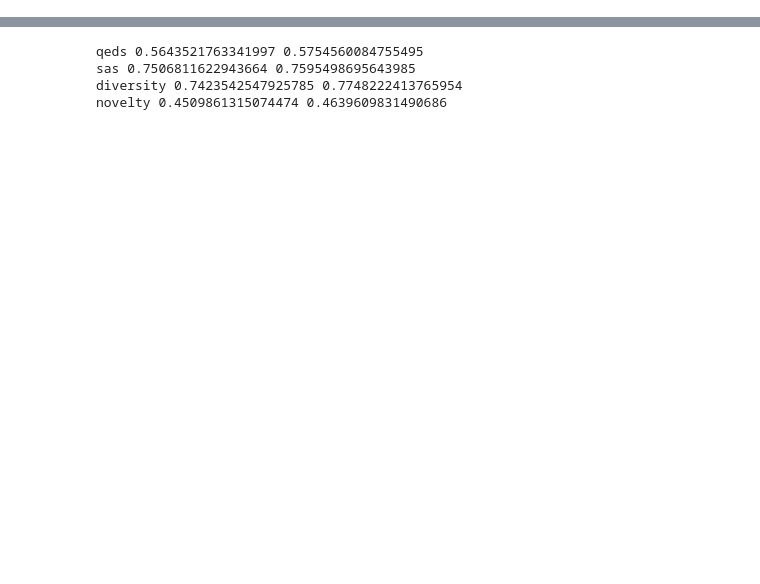
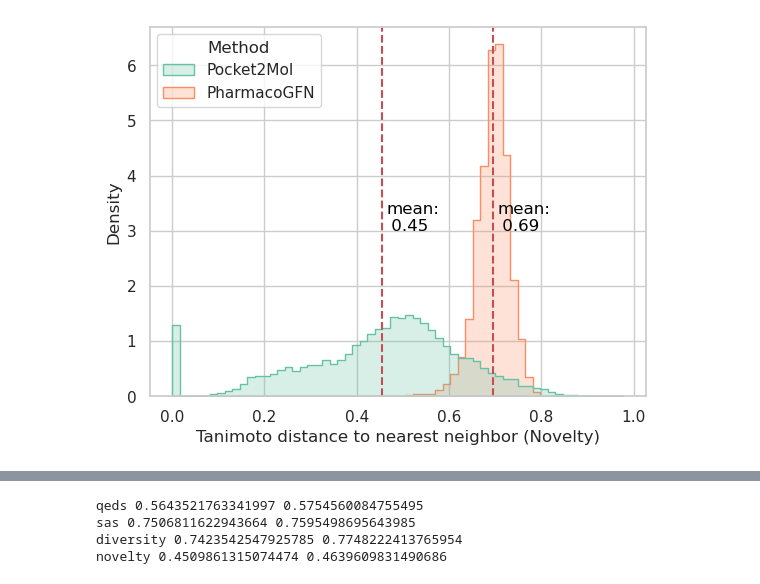
Before and after one commit to tsa87/TacoGFN-SBDD, a Jupyter notebook: examples/14_umap_and_distance_figure.ipynb, the cells around one changed output, grey strips where cells are left out. Drawn from its saved outputs; the diff is of its cells as text; code cells hidden in the pictures; blank space fills up the shorter version.

```diff
--- a/examples/14_umap_and_distance_figure.ipynb
+++ b/examples/14_umap_and_distance_figure.ipynb
@@ -15,7 +24,7 @@ generated_results = torch.load('misc/benchmarking/pocket2mol_res.pt')
 # %%
-evaluated_results = {}
+benchmark_eval = {}
 
-for pocket, val in tqdm(generated_results.items()):
+for pocket, val in tqdm(benchmark_res.items()):
     smiles = val["smiles"]
 
     mols = [Chem.MolFromSmiles(smi) for smi in smiles]
@@ -25,10 +34,12 @@ for pocket, val in tqdm(generated_results.items()):
     diversity = molecules.compute_diversity(mols)
     novelty = molecules.compute_novelty(mols, ref_fps)
 
-    evaluated_results[pocket] = {
+    benchmark_eval[pocket] = {
         "smiles": smiles,
         "qeds": qeds,
         "sas": sas,
         "diversity": diversity,
         "novelty": novelty,
     }
+# %%
+benchmark_novelty = list(chain.from_iterable([v["novelty"] for k, v in benchmark_eval.items()]))
@@ -34,0 +48,2 @@ for pocket, val in tqdm(generated_results.items()):
+# %%
+pharmaco_novelty = list(chain.from_iterable([v["novelty"] for k, v in pharmaco_res.items()]))
@@ -34,0 +52,33 @@ for pocket, val in tqdm(generated_results.items()):
+# %%
+import pandas as pd
+import seaborn as sns
+
+# create a dictionary to map categories to labels
+category_labels = {'Benchmark': 'Benchmark', 'Pharmaco': 'Pharmaco'}
+
+data = pd.DataFrame({
+    'Method': ['Pocket2Mol'] * len(benchmark_novelty) + ['PharmacoGFN'] * len(pharmaco_novelty),
+    'Novelty': benchmark_novelty + pharmaco_novelty,
+})
+
+# sns.set_theme(style="whitegrid")
+
+# ax = sns.violinplot(x="Method", y="Novelty", data=data, palette="Set2", cut=0, inner='quartile', linewidth=1)
+# %%
+sns.set_theme(style="whitegrid")
+
+ax = sns.histplot(x="Novelty", hue="Method", data=data, palette="Set2", element="step", stat='density')
+ax.set_xlabel('Tanimoto distance to nearest neighbor (Novelty)')
+ax.set_ylabel('Density')
+
+# Calculate the mean values for each group
+mean_values = data.groupby('Method')['Novelty'].mean()
+
+# Draw vertical lines at the mean values and write the mean value on the plot
+for method, mean in mean_values.items():
+    ax.axvline(mean, color='r', linestyle='--', label=f'Mean ({method})')
+    ax.annotate(f'mean:\n {mean:.2f}', xy=(mean, 0.5), xytext=(mean + 0.01, 3), color='black')
+
+# ax.set_xticklabels(['Benchmark', 'Pharmaco'])
+# %% [output]
+[figure, added]
```
Also changed, not shown: parts of 27 cells of this notebook, 3 other files.
